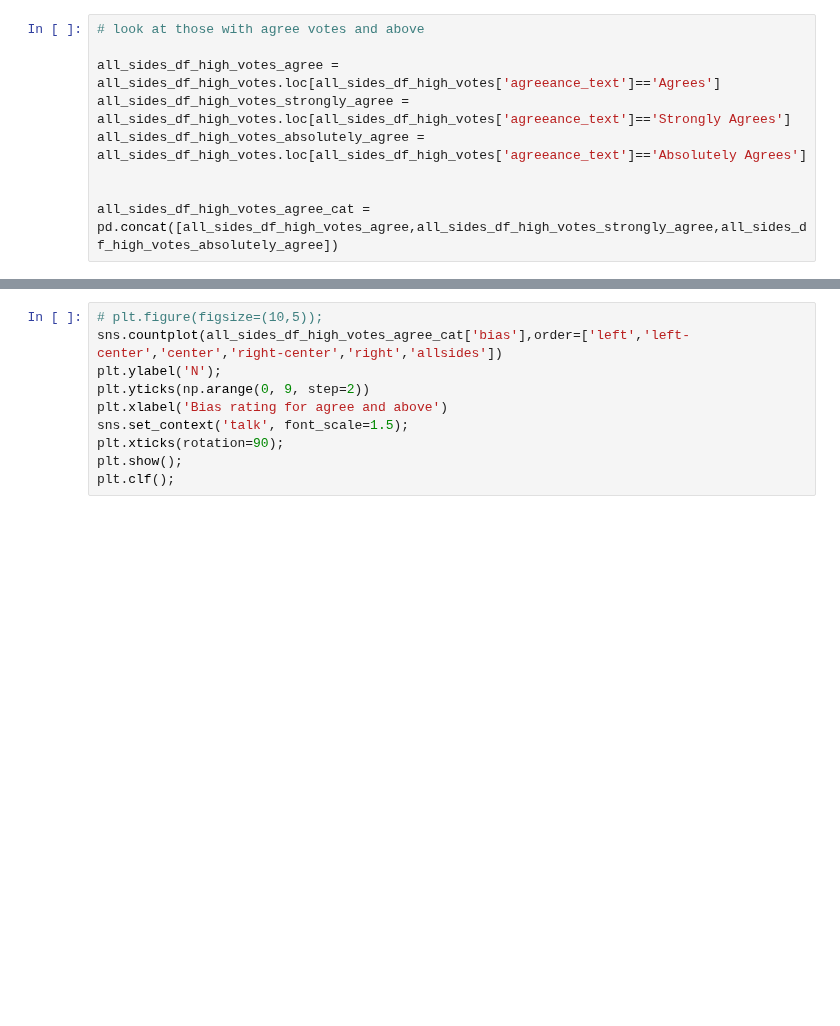
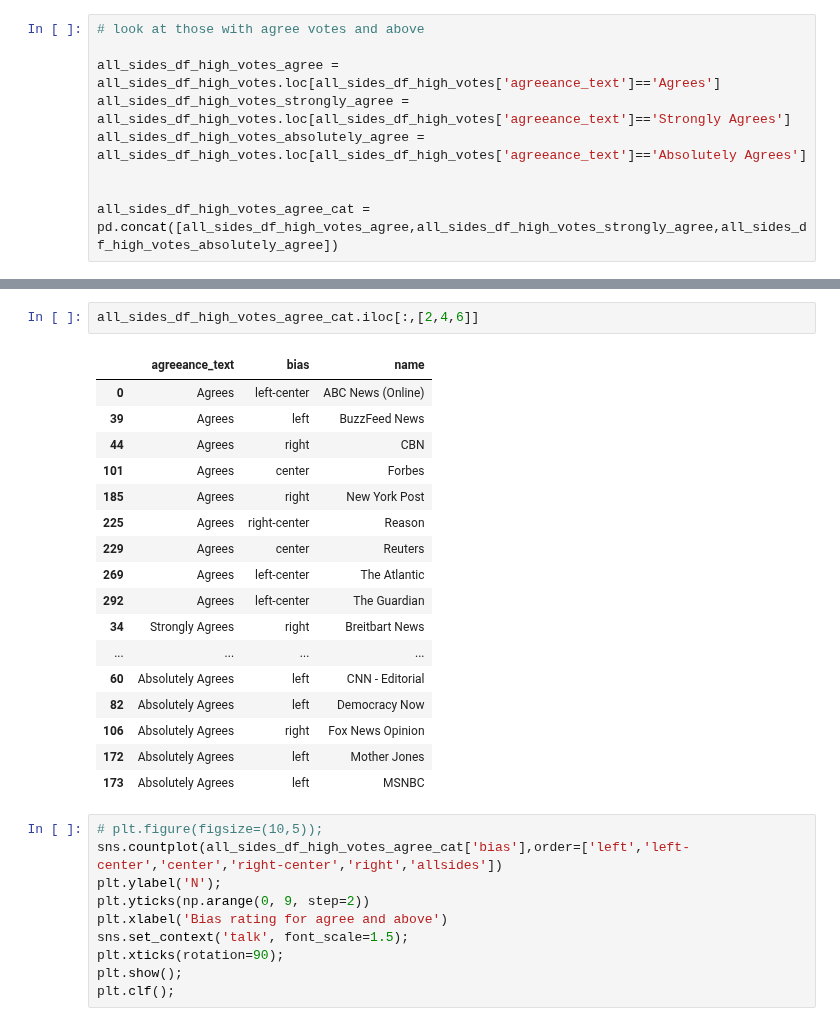
Before and after one commit to sagarsetru/debiaser, a Jupyter notebook: notebooks/3 eda_all_sides_media.ipynb, the cells around one changed output, grey strips where cells are left out. Saved outputs shown, nothing was run; the diff lists cells and outputs as text; blank space fills up the shorter version.

```diff
--- a/notebooks/3 eda_all_sides_media.ipynb
+++ b/notebooks/3 eda_all_sides_media.ipynb
@@ -249,3 +229,23 @@ all_sides_df_high_votes_agree_cat
+# %%
+all_sides_df_high_votes_agree_cat.iloc[:,[2,4,6]]
+# %% [output]
+|  | agreeance_text | bias | name |
+| 0 | Agrees | left-center | ABC News (Online) |
+| 39 | Agrees | left | BuzzFeed News |
+| 44 | Agrees | right | CBN |
+| 101 | Agrees | center | Forbes |
+| 185 | Agrees | right | New York Post |
+| 225 | Agrees | right-center | Reason |
+| 229 | Agrees | center | Reuters |
+| 269 | Agrees | left-center | The Atlantic |
+| 292 | Agrees | left-center | The Guardian |
+| 34 | Strongly Agrees | right | Breitbart News |
+| ... | ... | ... | ... |
+| 60 | Absolutely Agrees | left | CNN - Editorial |
+| 82 | Absolutely Agrees | left | Democracy Now |
+| 106 | Absolutely Agrees | right | Fox News Opinion |
+| 172 | Absolutely Agrees | left | Mother Jones |
+| 173 | Absolutely Agrees | left | MSNBC |
 # %%
 # plt.figure(figsize=(10,5));
 sns.countplot(all_sides_df_high_votes_agree_cat['bias'],order=['left','left-center','center','right-center','right','allsides'])
```
Also changed, not shown: parts of 3 cells of this notebook, 1 other file.
